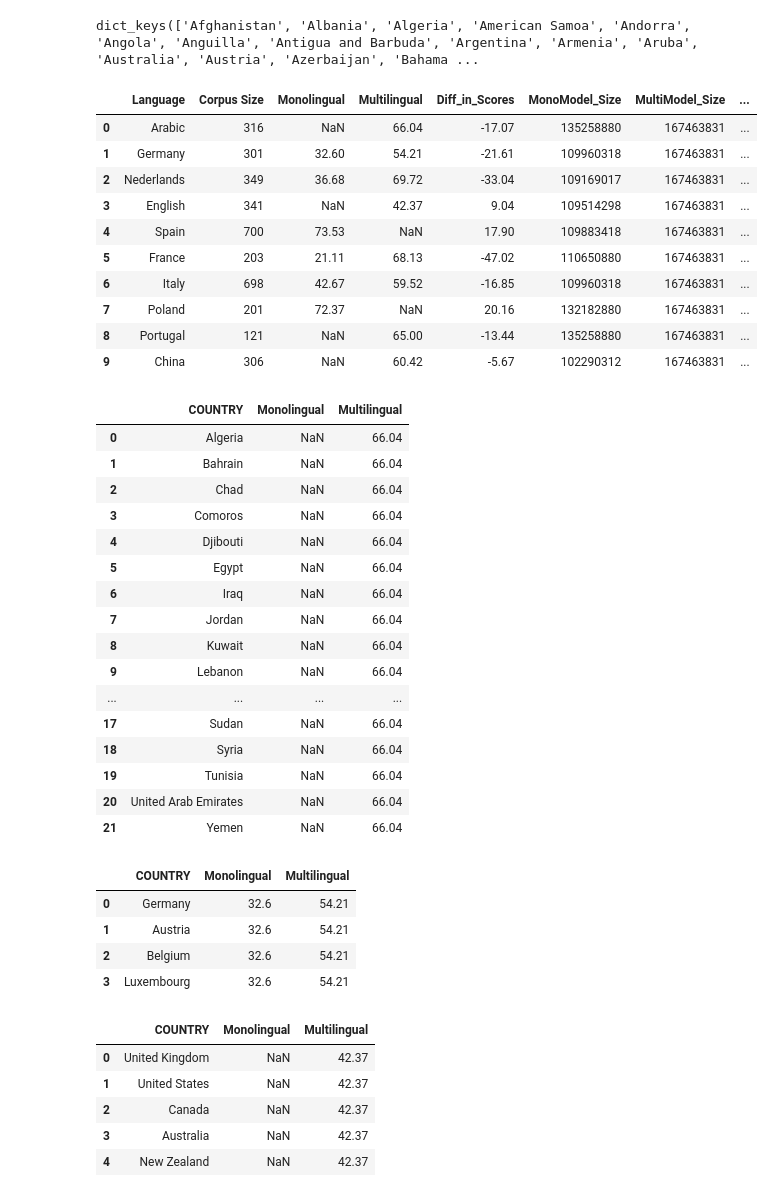
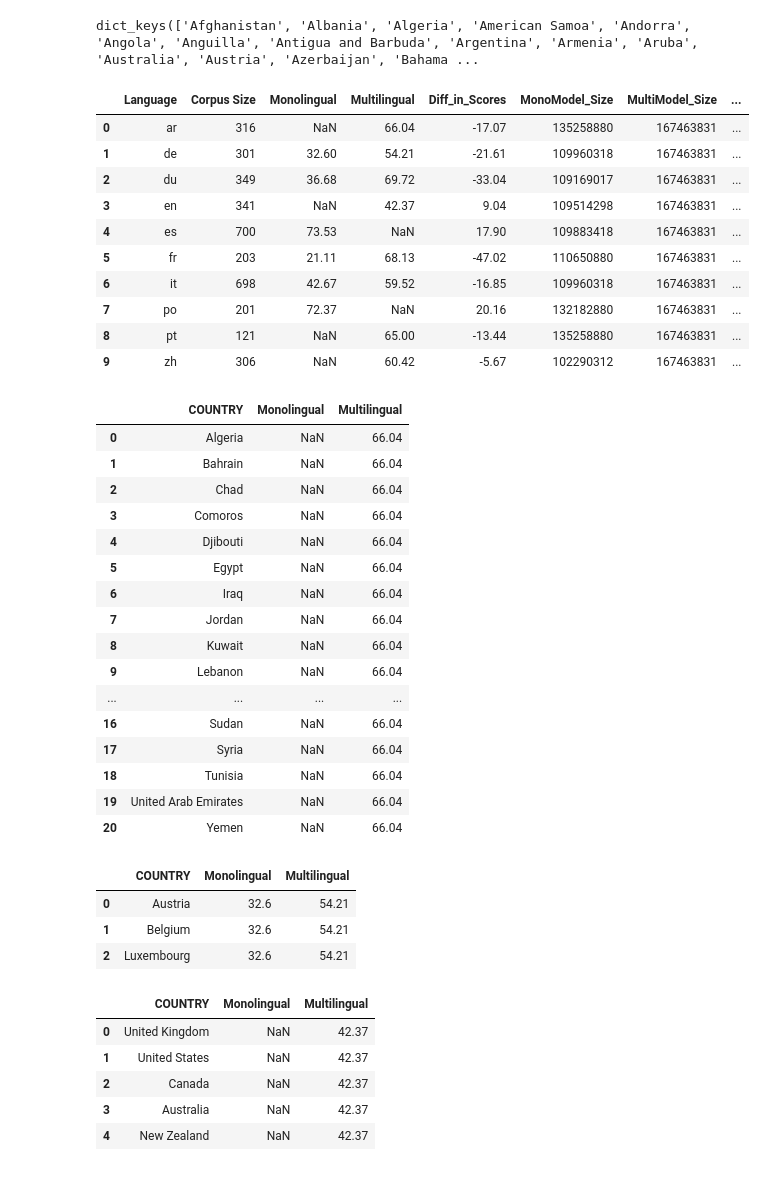
Before and after one commit to casszhao/bias_eval, a Jupyter notebook: results/geo.ipynb, the cells around one changed output. Saved outputs shown, nothing was run; the diff lists cells and outputs as text; code cells hidden in the pictures.

```diff
--- a/results/geo.ipynb
+++ b/results/geo.ipynb
@@ -48,29 +48,29 @@ dic.keys()
 dict_keys(['Afghanistan', 'Albania', 'Algeria', 'American Samoa', 'Andorra', 'Angola', 'Anguilla', 'Antigua and Barbuda', 'Argentina', 'Armenia', 'Aruba', 'Australia', 'Austria', 'Azerbaijan', 'Bahama ...
 # %%
 df = pd.read_csv('idt_03-24_21-22.csv')
-df['Language'] = ['Arabic', 'Germany', 'Nederlands', 'English', 'Spain', 'France', 'Italy', 'Poland','Portugal', 'China']
+df['COUNTRY'] = ['Saudi Arabia', 'Germany', 'Nederlands', 'English', 'Spain', 'France', 'Italy', 'Poland','Portugal', 'China']
 df.loc[df.Mono_Pvalue > 0.05, 'Monolingual'] = None
 df.loc[df.Multi_Pvalue > 0.05, 'Multilingual'] = None
 df
 # %% [output]
 |  | Language | Corpus Size | Monolingual | Multilingual | Diff_in_Scores | MonoModel_Size | MultiModel_Size | ... |
-| 0 | Arabic | 316 | NaN | 66.04 | -17.07 | 135258880 | 167463831 | ... |
-| 1 | Germany | 301 | 32.60 | 54.21 | -21.61 | 109960318 | 167463831 | ... |
-| 2 | Nederlands | 349 | 36.68 | 69.72 | -33.04 | 109169017 | 167463831 | ... |
-| 3 | English | 341 | NaN | 42.37 | 9.04 | 109514298 | 167463831 | ... |
-| 4 | Spain | 700 | 73.53 | NaN | 17.90 | 109883418 | 167463831 | ... |
-| 5 | France | 203 | 21.11 | 68.13 | -47.02 | 110650880 | 167463831 | ... |
-| 6 | Italy | 698 | 42.67 | 59.52 | -16.85 | 109960318 | 167463831 | ... |
-| 7 | Poland | 201 | 72.37 | NaN | 20.16 | 132182880 | 167463831 | ... |
-| 8 | Portugal | 121 | NaN | 65.00 | -13.44 | 135258880 | 167463831 | ... |
-| 9 | China | 306 | NaN | 60.42 | -5.67 | 102290312 | 167463831 | ... |
+| 0 | ar | 316 | NaN | 66.04 | -17.07 | 135258880 | 167463831 | ... |
+| 1 | de | 301 | 32.60 | 54.21 | -21.61 | 109960318 | 167463831 | ... |
+| 2 | du | 349 | 36.68 | 69.72 | -33.04 | 109169017 | 167463831 | ... |
+| 3 | en | 341 | NaN | 42.37 | 9.04 | 109514298 | 167463831 | ... |
+| 4 | es | 700 | 73.53 | NaN | 17.90 | 109883418 | 167463831 | ... |
+| 5 | fr | 203 | 21.11 | 68.13 | -47.02 | 110650880 | 167463831 | ... |
+| 6 | it | 698 | 42.67 | 59.52 | -16.85 | 109960318 | 167463831 | ... |
+| 7 | po | 201 | 72.37 | NaN | 20.16 | 132182880 | 167463831 | ... |
+| 8 | pt | 121 | NaN | 65.00 | -13.44 | 135258880 | 167463831 | ... |
+| 9 | zh | 306 | NaN | 60.42 | -5.67 | 102290312 | 167463831 | ... |
 # %%
 Arabic = ['Algeria', 'Bahrain', 'Chad', 'Comoros', 'Djibouti', 'Egypt', 'Iraq', 'Jordan', 'Kuwait', 'Lebanon', 'Libya', 'Mauritania', 'Morocco',
-          'Oman', 'Qatar', 'Saudi Arabia', 'Somalia', 'Sudan', 'Syria', 'Tunisia', 'United Arab Emirates', 'Yemen']
+          'Oman', 'Qatar', 'Somalia', 'Sudan', 'Syria', 'Tunisia', 'United Arab Emirates', 'Yemen']
 
 Arabic_df = pd.DataFrame(Arabic, columns=['COUNTRY'])
-Arabic_df['Monolingual'] = df.loc[df.Language=='Arabic', 'Monolingual'].values[0]
-Arabic_df['Multilingual'] = df.loc[df.Language=='Arabic', 'Multilingual'].values[0]
+Arabic_df['Monolingual'] = df.loc[df.COUNTRY=='Saudi Arabia', 'Monolingual'].values[0]
+Arabic_df['Multilingual'] = df.loc[df.COUNTRY=='Saudi Arabia', 'Multilingual'].values[0]
 Arabic_df
 # %% [output]
 |  | COUNTRY | Monolingual | Multilingual |
@@ -85,24 +85,23 @@ Arabic_df
 | 8 | Kuwait | NaN | 66.04 |
 | 9 | Lebanon | NaN | 66.04 |
 | ... | ... | ... | ... |
-| 17 | Sudan | NaN | 66.04 |
-| 18 | Syria | NaN | 66.04 |
-| 19 | Tunisia | NaN | 66.04 |
-| 20 | United Arab Emirates | NaN | 66.04 |
-| 21 | Yemen | NaN | 66.04 |
+| 16 | Sudan | NaN | 66.04 |
+| 17 | Syria | NaN | 66.04 |
+| 18 | Tunisia | NaN | 66.04 |
+| 19 | United Arab Emirates | NaN | 66.04 |
+| 20 | Yemen | NaN | 66.04 |
 # %%
-German = ['Germany', 'Austria', 'Belgium', 'Luxembourg']
+German = ['Austria', 'Belgium', 'Luxembourg']
 
 German_df = pd.DataFrame(German, columns=['COUNTRY'])
-German_df['Monolingual'] = df.loc[df.Language=='Germany', 'Monolingual'].values[0]
-German_df['Multilingual'] = df.loc[df.Language=='Germany', 'Multilingual'].values[0]
+German_df['Monolingual'] = df.loc[df.COUNTRY=='Germany', 'Monolingual'].values[0]
+German_df['Multilingual'] = df.loc[df.COUNTRY=='Germany', 'Multilingual'].values[0]
 German_df
 # %% [output]
 |  | COUNTRY | Monolingual | Multilingual |
-| 0 | Germany | 32.6 | 54.21 |
-| 1 | Austria | 32.6 | 54.21 |
-| 2 | Belgium | 32.6 | 54.21 |
-| 3 | Luxembourg | 32.6 | 54.21 |
+| 0 | Austria | 32.6 | 54.21 |
+| 1 | Belgium | 32.6 | 54.21 |
+| 2 | Luxembourg | 32.6 | 54.21 |
 # %%
 English = ['United Kingdom', 'United States', 'Canada', 'Australia', 'New Zealand']
 
```
Also changed, not shown: parts of 6 cells of this notebook.
